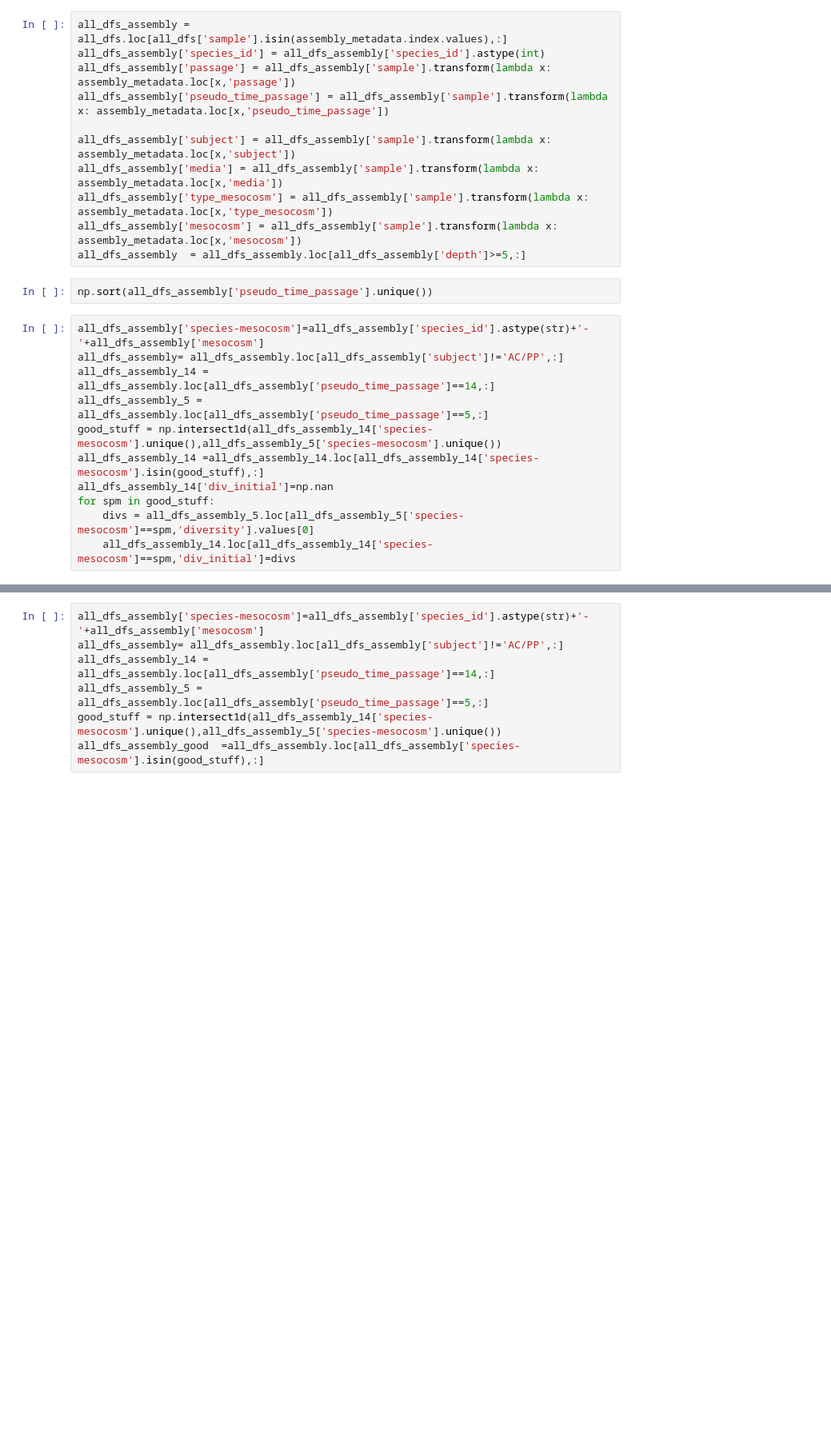
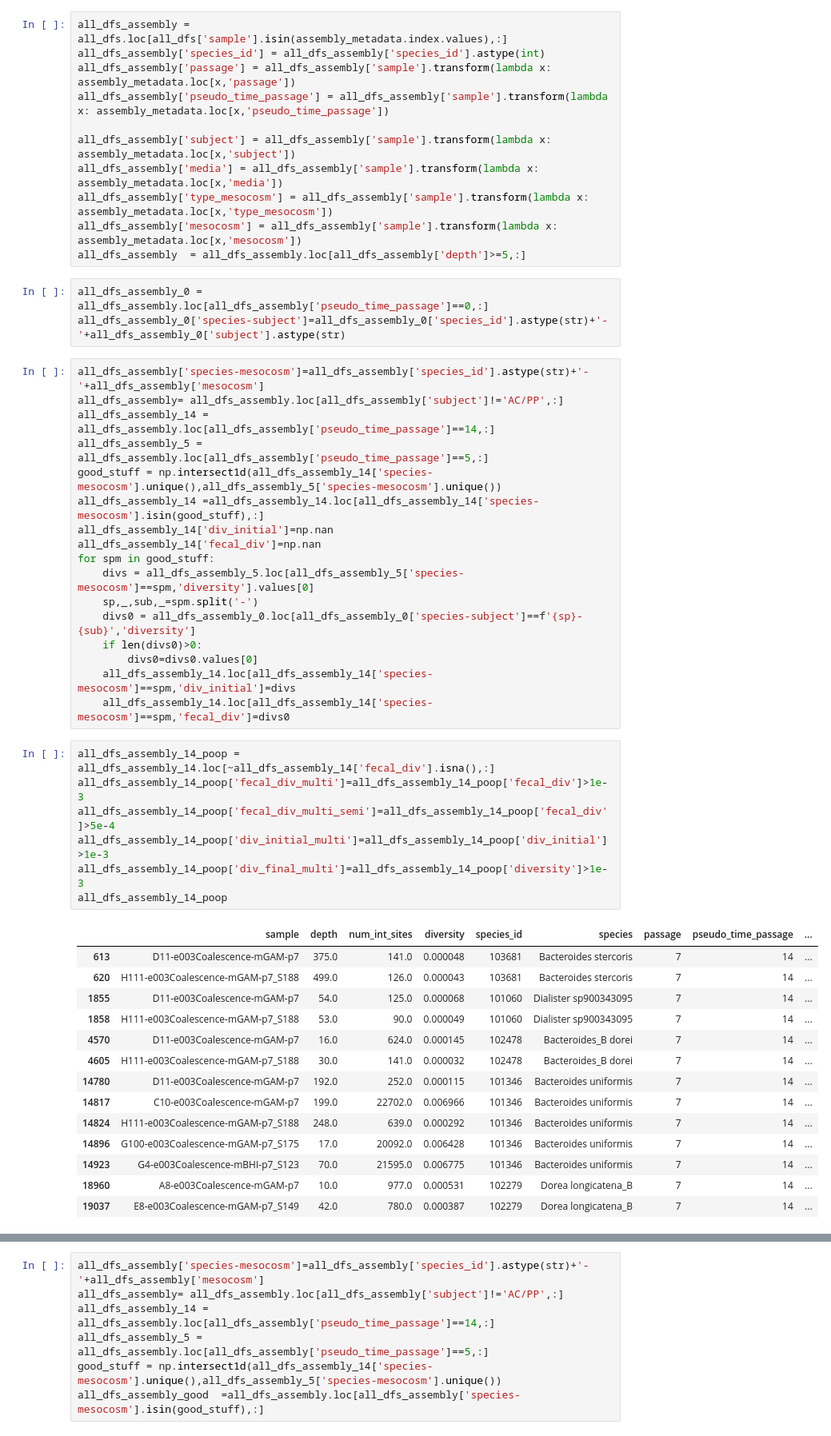
Before and after one commit to sophiejwalton/coalescence-pilot-mgx, a Jupyter notebook: workflow/analysis/fig1_div_plots.ipynb, the cells around one changed output, grey strips where cells are left out. Shown at 80% size. Drawn from its saved outputs; the diff is of its cells as text; blank space fills up the shorter version.

```diff
--- a/workflow/analysis/fig1_div_plots.ipynb
+++ b/workflow/analysis/fig1_div_plots.ipynb
@@ -398,7 +544,8 @@ all_dfs_assembly['type_mesocosm'] = all_dfs_assembly['sample'].transform(lambda
 all_dfs_assembly['mesocosm'] = all_dfs_assembly['sample'].transform(lambda x: assembly_metadata.loc[x,'mesocosm'])
 all_dfs_assembly  = all_dfs_assembly.loc[all_dfs_assembly['depth']>=5,:]
 # %%
-np.sort(all_dfs_assembly['pseudo_time_passage'].unique())
+all_dfs_assembly_0 = all_dfs_assembly.loc[all_dfs_assembly['pseudo_time_passage']==0,:]
+all_dfs_assembly_0['species-subject']=all_dfs_assembly_0['species_id'].astype(str)+'-'+all_dfs_assembly_0['subject'].astype(str)
 # %%
 all_dfs_assembly['species-mesocosm']=all_dfs_assembly['species_id'].astype(str)+'-'+all_dfs_assembly['mesocosm']
 all_dfs_assembly= all_dfs_assembly.loc[all_dfs_assembly['subject']!='AC/PP',:]
@@ -407,7 +554,35 @@ all_dfs_assembly_5 = all_dfs_assembly.loc[all_dfs_assembly['pseudo_time_passage'
 good_stuff = np.intersect1d(all_dfs_assembly_14['species-mesocosm'].unique(),all_dfs_assembly_5['species-mesocosm'].unique())
 all_dfs_assembly_14 =all_dfs_assembly_14.loc[all_dfs_assembly_14['species-mesocosm'].isin(good_stuff),:]
 all_dfs_assembly_14['div_initial']=np.nan
+all_dfs_assembly_14['fecal_div']=np.nan
 for spm in good_stuff:
     divs = all_dfs_assembly_5.loc[all_dfs_assembly_5['species-mesocosm']==spm,'diversity'].values[0]
+    sp,_,sub,_=spm.split('-')
+    divs0 = all_dfs_assembly_0.loc[all_dfs_assembly_0['species-subject']==f'{sp}-{sub}','diversity']
+    if len(divs0)>0:
+        divs0=divs0.values[0]
     all_dfs_assembly_14.loc[all_dfs_assembly_14['species-mesocosm']==spm,'div_initial']=divs
+    all_dfs_assembly_14.loc[all_dfs_assembly_14['species-mesocosm']==spm,'fecal_div']=divs0
+# %%
+all_dfs_assembly_14_poop = all_dfs_assembly_14.loc[~all_dfs_assembly_14['fecal_div'].isna(),:]
+all_dfs_assembly_14_poop['fecal_div_multi']=all_dfs_assembly_14_poop['fecal_div']>1e-3
+all_dfs_assembly_14_poop['fecal_div_multi_semi']=all_dfs_assembly_14_poop['fecal_div']>5e-4
+all_dfs_assembly_14_poop['div_initial_multi']=all_dfs_assembly_14_poop['div_initial']>1e-3
+all_dfs_assembly_14_poop['div_final_multi']=all_dfs_assembly_14_poop['diversity']>1e-3
+all_dfs_assembly_14_poop
+# %% [output]
+|  | sample | depth | num_int_sites | diversity | species_id | species | passage | pseudo_time_passage | ... |
+| 613 | D11-e003Coalescence-mGAM-p7 | 375.0 | 141.0 | 0.000048 | 103681 | Bacteroides stercoris | 7 | 14 | ... |
+| 620 | H111-e003Coalescence-mGAM-p7_S188 | 499.0 | 126.0 | 0.000043 | 103681 | Bacteroides stercoris | 7 | 14 | ... |
+| 1855 | D11-e003Coalescence-mGAM-p7 | 54.0 | 125.0 | 0.000068 | 101060 | Dialister sp900343095 | 7 | 14 | ... |
+| 1858 | H111-e003Coalescence-mGAM-p7_S188 | 53.0 | 90.0 | 0.000049 | 101060 | Dialister sp900343095 | 7 | 14 | ... |
+| 4570 | D11-e003Coalescence-mGAM-p7 | 16.0 | 624.0 | 0.000145 | 102478 | Bacteroides_B dorei | 7 | 14 | ... |
+| 4605 | H111-e003Coalescence-mGAM-p7_S188 | 30.0 | 141.0 | 0.000032 | 102478 | Bacteroides_B dorei | 7 | 14 | ... |
+| 14780 | D11-e003Coalescence-mGAM-p7 | 192.0 | 252.0 | 0.000115 | 101346 | Bacteroides uniformis | 7 | 14 | ... |
+| 14817 | C10-e003Coalescence-mGAM-p7 | 199.0 | 22702.0 | 0.006966 | 101346 | Bacteroides uniformis | 7 | 14 | ... |
+| 14824 | H111-e003Coalescence-mGAM-p7_S188 | 248.0 | 639.0 | 0.000292 | 101346 | Bacteroides uniformis | 7 | 14 | ... |
+| 14896 | G100-e003Coalescence-mGAM-p7_S175 | 17.0 | 20092.0 | 0.006428 | 101346 | Bacteroides uniformis | 7 | 14 | ... |
+| 14923 | G4-e003Coalescence-mBHI-p7_S123 | 70.0 | 21595.0 | 0.006775 | 101346 | Bacteroides uniformis | 7 | 14 | ... |
+| 18960 | A8-e003Coalescence-mGAM-p7 | 10.0 | 977.0 | 0.000531 | 102279 | Dorea longicatena_B | 7 | 14 | ... |
+| 19037 | E8-e003Coalescence-mGAM-p7_S149 | 42.0 | 780.0 | 0.000387 | 102279 | Dorea longicatena_B | 7 | 14 | ... |
 # %%
```
Also changed, not shown: parts of 23 cells of this notebook, 17 other files.
